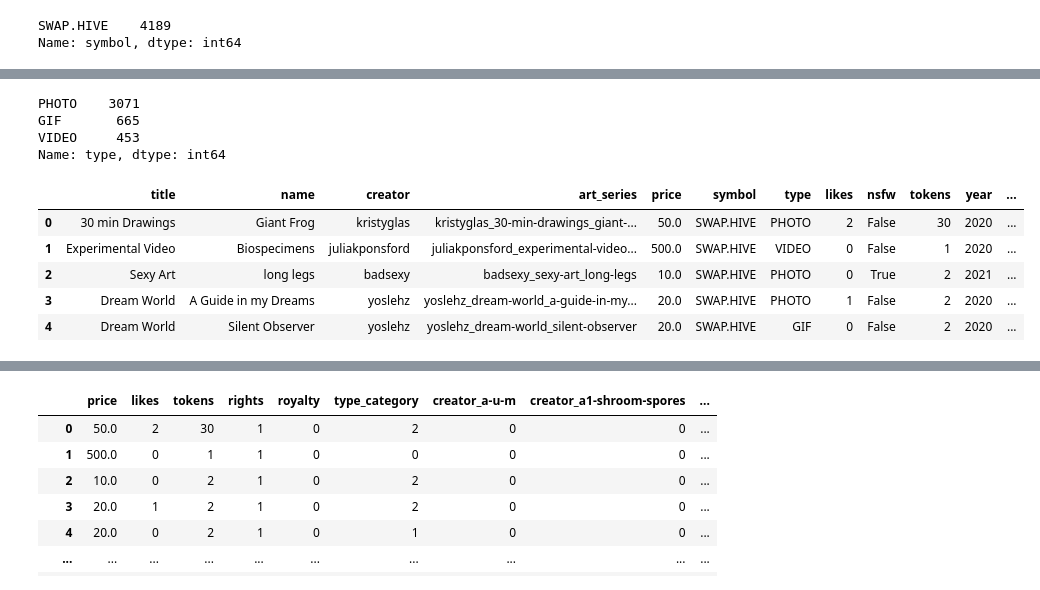
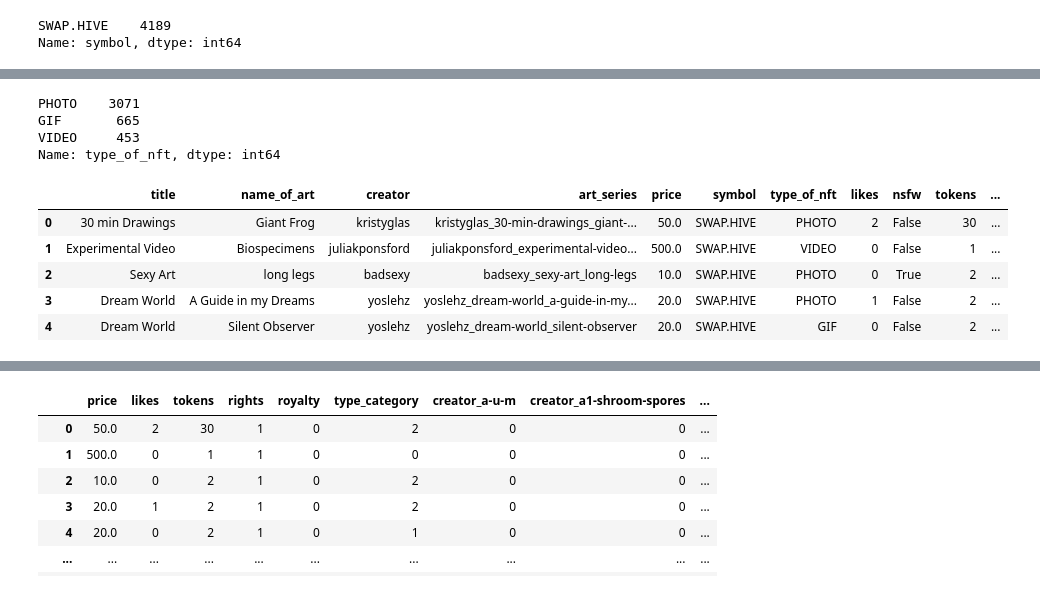
Before and after one commit to aortiz224/bootcamp_finalproject, a Jupyter notebook: dev/yaser/Notebook/ML_finalproject.ipynb, the cells around one changed output, grey strips where cells are left out. Drawn from its saved outputs; the diff is of its cells as text; code cells hidden in the pictures.

```diff
--- a/dev/yaser/ML_finalproject.ipynb
+++ b/dev/yaser/Notebook/ML_finalproject.ipynb
@@ -7,5 +6,5 @@ from sklearn.metrics import accuracy_score
 # %%
-file= Path('Resources/dataset.csv')
+file= Path('../Resources/dataset.csv')
 df= pd.read_csv(file)
 df
 # %% [output]
@@ -44,4 +52,4 @@ dtype: object
 # %%
-df_eda= df.copy()
-df_eda
+df_ml= df.copy()
+df_ml
 # %% [output]
@@ -145,25 +134,25 @@ dtype: object
-# %%
-df_eda['type'].value_counts()
-# %% [output]
-PHOTO    3071
-GIF       665
-VIDEO     453
-Name: type, dtype: int64
+# %%
+df_ml['type_of_nft'].value_counts()
+# %% [output]
+PHOTO    3071
+GIF       665
+VIDEO     453
+Name: type_of_nft, dtype: int64
 # %%
 results= []
-for x in df_eda.type:
+for x in df_ml.type_of_nft:
     if x == "PHOTO":
         results.append(2)
     elif x == "GIF":
         results.append(1)
     else:
         results.append(0)
-df_eda['type_category']=results
-df_eda.head()
+df_ml['type_category']=results
+df_ml.head()
 # %% [output]
-|  | title | name | creator | art_series | price | symbol | type | likes | nsfw | tokens | year | ... |
-| 0 | 30 min Drawings | Giant Frog | kristyglas | kristyglas_30-min-drawings_giant-... | 50.0 | SWAP.HIVE | PHOTO | 2 | False | 30 | 2020 | ... |
-| 1 | Experimental Video | Biospecimens | juliakponsford | juliakponsford_experimental-video... | 500.0 | SWAP.HIVE | VIDEO | 0 | False | 1 | 2020 | ... |
-| 2 | Sexy Art | long legs | badsexy | badsexy_sexy-art_long-legs | 10.0 | SWAP.HIVE | PHOTO | 0 | True | 2 | 2021 | ... |
-| 3 | Dream World | A Guide in my Dreams | yoslehz | yoslehz_dream-world_a-guide-in-my... | 20.0 | SWAP.HIVE | PHOTO | 1 | False | 2 | 2020 | ... |
-| 4 | Dream World | Silent Observer | yoslehz | yoslehz_dream-world_silent-observer | 20.0 | SWAP.HIVE | GIF | 0 | False | 2 | 2020 | ... |
+|  | title | name_of_art | creator | art_series | price | symbol | type_of_nft | likes | nsfw | tokens | ... |
+| 0 | 30 min Drawings | Giant Frog | kristyglas | kristyglas_30-min-drawings_giant-... | 50.0 | SWAP.HIVE | PHOTO | 2 | False | 30 | ... |
+| 1 | Experimental Video | Biospecimens | juliakponsford | juliakponsford_experimental-video... | 500.0 | SWAP.HIVE | VIDEO | 0 | False | 1 | ... |
+| 2 | Sexy Art | long legs | badsexy | badsexy_sexy-art_long-legs | 10.0 | SWAP.HIVE | PHOTO | 0 | True | 2 | ... |
+| 3 | Dream World | A Guide in my Dreams | yoslehz | yoslehz_dream-world_a-guide-in-my... | 20.0 | SWAP.HIVE | PHOTO | 1 | False | 2 | ... |
+| 4 | Dream World | Silent Observer | yoslehz | yoslehz_dream-world_silent-observer | 20.0 | SWAP.HIVE | GIF | 0 | False | 2 | ... |
```
Also changed, not shown: parts of 39 cells of this notebook, 1 other file.
